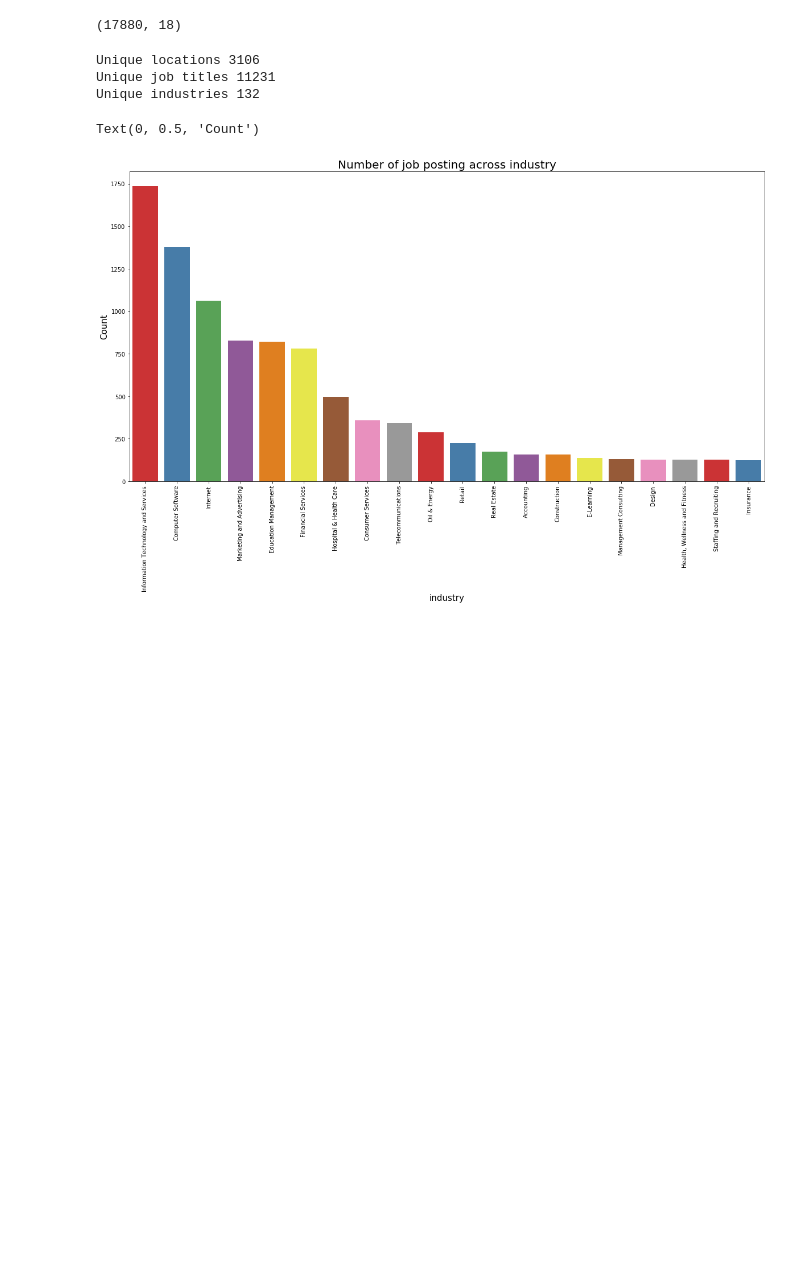
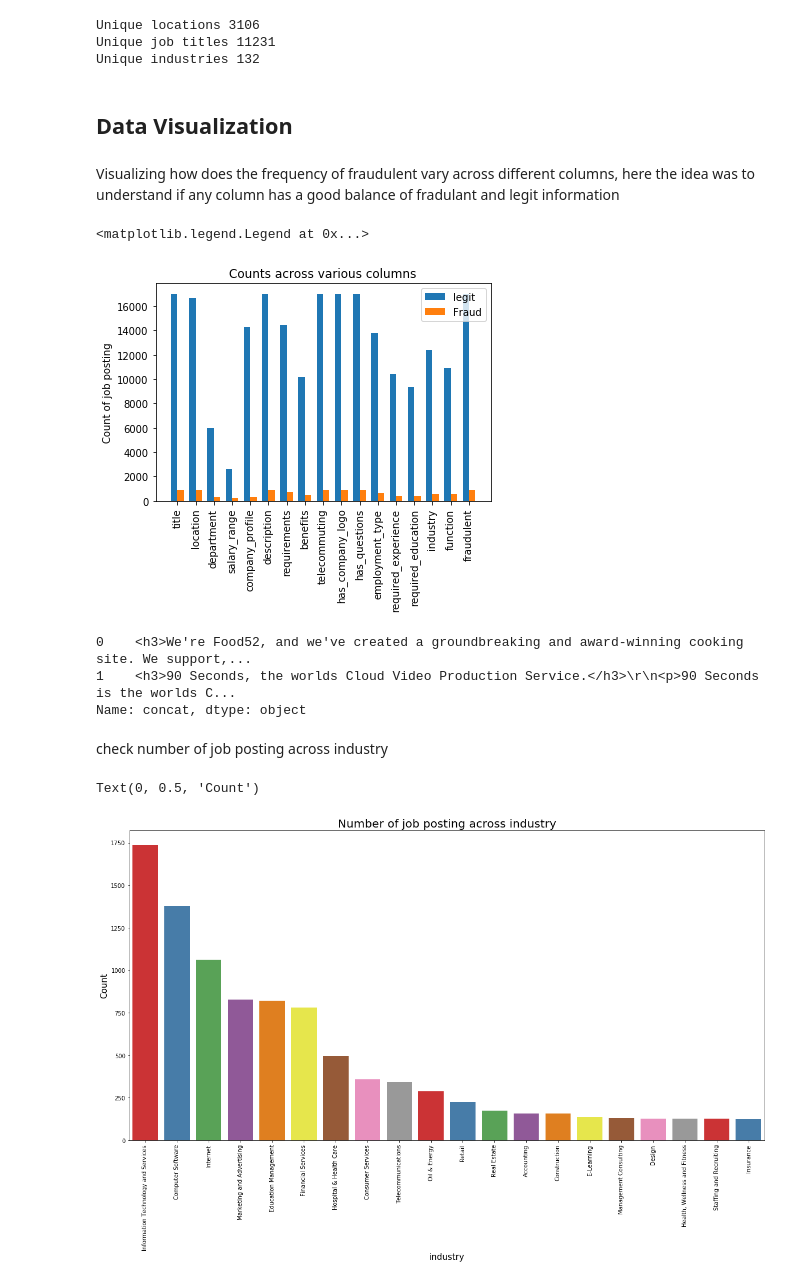
Before and after one commit to Tann10/Recruitment-Scam, a Jupyter notebook: Notebooks/Analysis - Tanaya.ipynb, the cells around one changed output. Drawn from its saved outputs; the diff is of its cells as text; code cells hidden in the pictures; blank space fills up the shorter version.

```diff
--- a/Notebooks/Analysis - Tanaya.ipynb
+++ b/Notebooks/Analysis - Tanaya.ipynb
@@ -30,7 +39,3 @@ data.head()
-# %%
-data.shape
-# %% [output]
-(17880, 18)
 # %%
 print("Unique locations", len(data.location.unique()))
 print("Unique job titles", len(data.title.unique()))
@@ -39,6 +44,42 @@ print("Unique industries", len(data.industry.unique()))
 Unique locations 3106
 Unique job titles 11231
 Unique industries 132
+# %% [markdown]
+## Data Visualization
+# %% [markdown]
+Visualizing how does the frequency of fraudulent vary across different columns, here the idea was to understand if any column has a good balance of fradulant and legit information
+# %%
+legit = data[data['fraudulent'] == 'f'].groupby(["fraudulent"]).agg('count').values.tolist()[0]
+fraud = data[data['fraudulent'] == 't'].groupby(["fraudulent"]).agg('count').values.tolist()[0]
+
+ind = np.arange(len(data.columns)-1)
+
+width = 0.35  # the width of the bars
+fig, ax = plt.subplots()
+rects1 = ax.bar(ind - width/2,legit, width,label='legit')
+rects2 = ax.bar(ind + width/2, fraud, width,
+                label='Fraud')
+
+# Add some text for labels, title and custom x-axis tick labels, etc.
+ax.set_ylabel('Count of job posting')
+ax.set_title('Counts across various columns')
+ax.set_xticks(ind)
+ax.set_xticklabels(data.columns, rotation=90)
+ax.legend()
+# %% [output]
+<matplotlib.legend.Legend at 0x...>
+[figure, added]
+# %%
+# merge all description columns
+data['concat'] = data['company_profile'] + data['description'] + data['requirements']
+data = data[data['concat'].notnull()]
+data['concat'][:2]
+# %% [output]
+0    <h3>We're Food52, and we've created a groundbreaking and award-winning cooking site. We support,...
+1    <h3>90 Seconds, the worlds Cloud Video Production Service.</h3>\r\n<p>90 Seconds is the worlds C...
+Name: concat, dtype: object
+# %% [markdown]
+check number of job posting across industry
 # %%
 # check number of job posting across industry
 count_jobs = data.groupby(["industry"], as_index=False).agg({'title':'count'}).sort_values('title', ascending = False).head(20)
```
Also changed, not shown: parts of 33 cells of this notebook.
